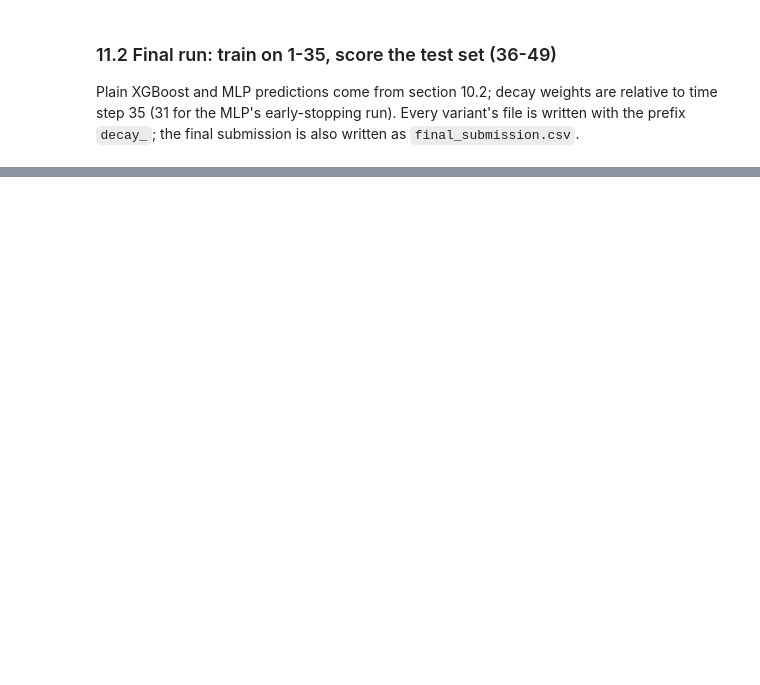
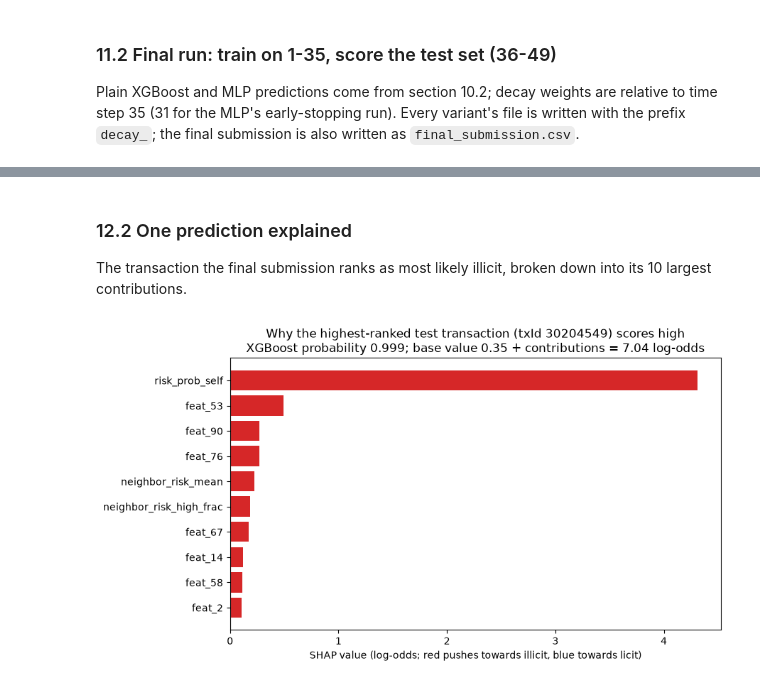
Before and after one commit to yminnnx/BT4012_TanYuMin_KaggleCompetition, a Jupyter notebook: E1156344.ipynb, the cells around one changed output, grey strips where cells are left out. Saved outputs shown, nothing was run; the diff lists cells and outputs as text; code cells hidden in the pictures; blank space fills up the shorter version.

```diff
--- a/E1156344.ipynb
+++ b/E1156344.ipynb
@@ -3435,0 +3416,25 @@ Wrote 22 files with prefix decay_, and final_submission.csv (= xgbnone_mlpdecay0
+# %%
+# The XGBoost half of the final submission: same features, settings and training rows as section 10.2
+shap_model = fit_locked_xgb(train_full_aug[mlp_model_cols], train_full_aug["label"])
+X_shap = test_aug[mlp_model_cols]
+assert np.allclose(shap_model.predict_proba(X_shap)[:, 1], p_xgb_final), "not the same model as the submission"
+
+# Exact TreeSHAP from XGBoost itself: one value per feature per row, plus the base value in the last column
+booster = shap_model.get_booster()
+contribs = booster.predict(xgb.DMatrix(X_shap), pred_contribs=True)
+shap_values = pd.DataFrame(contribs[:, :-1], columns=mlp_model_cols, index=X_shap.index)
+base_value = float(contribs[0, -1])
+
+# SHAP values add up to the model's raw score (log-odds) for every row
+margin = booster.predict(xgb.DMatrix(X_shap), output_margin=True)
+assert np.allclose(shap_values.sum(axis=1).values + base_value, margin, atol=1e-3)
+
+graph_cols_used = [c for c in mlp_model_cols if not c.startswith("feat_")]
+mean_abs_shap = shap_values.abs().mean().sort_values(ascending=False)
+group_share = mean_abs_shap.groupby(lambda c: "graph" if c in graph_cols_used else "raw").sum() / mean_abs_shap.sum()
+
+print(f"SHAP values for {len(X_shap)} test transactions x {len(mlp_model_cols)} features "
+      f"(base value {base_value:.3f} log-odds; additivity check passed)")
+print(f"Share of total mean |SHAP| -> graph features ({len(graph_cols_used)}): {group_share['graph']:.1%} | "
+      f"raw features ({len(mlp_model_cols) - len(graph_cols_used)}): {group_share['raw']:.1%}")
+display(mean_abs_shap.head(15).rename("mean |SHAP| (log-odds)").to_frame().round(4))
@@ -3435,0 +3504,21 @@ Wrote 22 files with prefix decay_, and final_submission.csv (= xgbnone_mlpdecay0
+# %% [markdown]
+### 12.2 One prediction explained
+
+The transaction the final submission ranks as most likely illicit, broken down into its 10 largest contributions.
+# %%
+# Local explanation: the test transaction the final submission ranks as most suspicious
+final_scores = pd.Series(decay_files[FINAL_SUBMISSION], index=X_shap.index)
+top_row = final_scores.idxmax()
+row_contrib = shap_values.loc[top_row]
+top_terms = row_contrib.reindex(row_contrib.abs().sort_values(ascending=False).index[:10])[::-1]
+
+plt.figure(figsize=(9, 5))
+plt.barh(top_terms.index, top_terms.values, color=["tab:red" if v > 0 else "tab:blue" for v in top_terms.values])
+plt.axvline(0, color="grey", linewidth=0.8)
+plt.xlabel("SHAP value (log-odds; red pushes towards illicit, blue towards licit)")
+plt.title(f"Why the highest-ranked test transaction (txId {test.loc[top_row, 'txId']}) scores high\n"
+          f"XGBoost probability {p_xgb_final[top_row]:.3f}; base value {base_value:.2f} + contributions = {margin[top_row]:.2f} log-odds")
+plt.tight_layout()
+plt.show()
+# %% [output]
+[figure, added]
```
Also changed, not shown: parts of 23 cells of this notebook.
